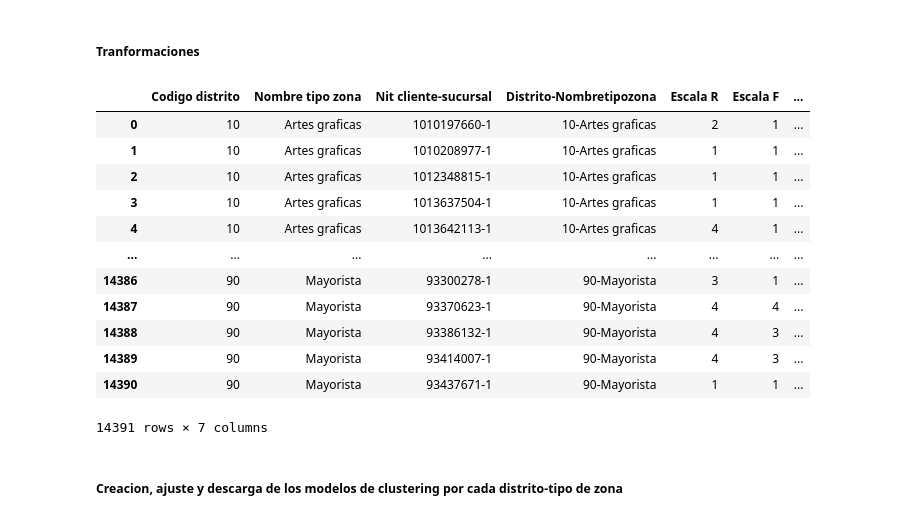
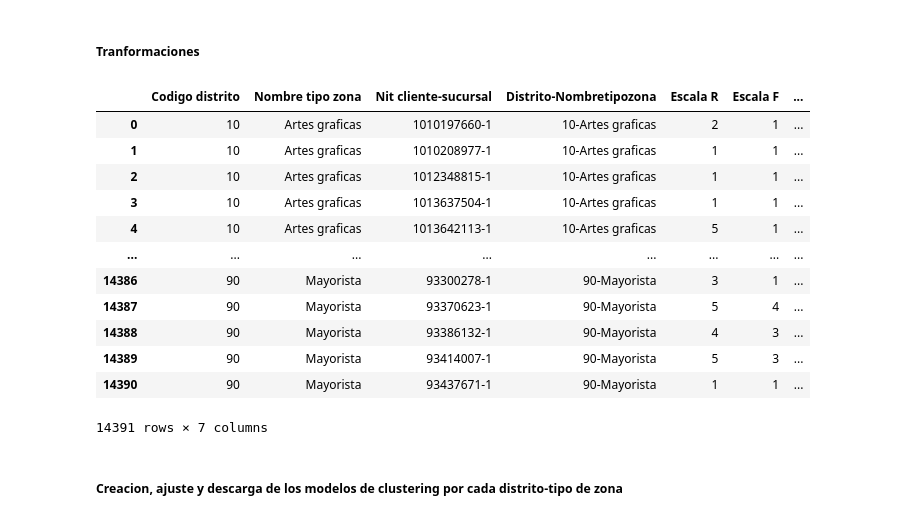
Before and after one commit to TomasCardeLo/ML-Dispapeles-TomasCaLo, a Jupyter notebook: Clustering/Clustering pycaret kmeans - v4 normalizado.ipynb, the cells around one changed output. Drawn from its saved outputs; the diff is of its cells as text; code cells hidden in the pictures.

```diff
--- a/Clustering/Clustering pycaret kmeans - v4 normalizado.ipynb
+++ b/Clustering/Clustering pycaret kmeans - v4 normalizado.ipynb
@@ -102,7 +102,7 @@ def EDA(bd):
 ##### Funciones estandarizacion
 # %%
 # Crear una función para asignar etiquetas basadas en percentiles
-def asignar_escala_R(valor, escalas_R= [21, 18, 12, 6, 0]):
+def asignar_escala_R(valor, escalas_R= [24, 21, 15, 8, 0]):
     if valor >= escalas_R[0]:
         return 5
     elif valor >= escalas_R[1]:
@@ -114,7 +114,7 @@ def asignar_escala_R(valor, escalas_R= [21, 18, 12, 6, 0]):
     else:
         return 1
 
-def asignar_escala_F(valor, escalas_F= [21, 18, 12, 6, 0]):
+def asignar_escala_F(valor, escalas_F= [24, 21, 15, 8, 0]):
     if valor >= escalas_F[0]:
         return 5
     elif valor >= escalas_F[1]:
@@ -170,28 +170,28 @@ df_3 = df_3.reset_index(col_level= 1)
 # %%
 # Se añade una key de Distrito-Nombretipozona para hacer mas facil la identificacion cuando se usa todo el pais
 df_3['Distrito-Nombretipozona'] = df_3['Codigo distrito'].astype(str) + '-' + df_3['Nombre tipo zona']
 
 # Aplicar la función para asignar etiquetas a una nueva columna "Etiqueta"
 escalas_M = np.percentile(df_3["Monetary"].values, [0, 20, 50, 80, 95, 100])
 
 df_est = df_3
-df_est["Escala R"] = df_3["Recency"].apply(asignar_escala_R, escalas_R= [25, 21, 15, 8, 0])
-df_est["Escala F"] = df_3["Frequency"].apply(asignar_escala_F, escalas_F= [25, 21, 15, 8, 0])
+df_est["Escala R"] = df_3["Recency"].apply(asignar_escala_R, escalas_R= [24, 21, 15, 8, 0])
+df_est["Escala F"] = df_3["Frequency"].apply(asignar_escala_F, escalas_F= [24, 21, 15, 8, 0])
 df_est["Escala M"] = df_3["Monetary"].apply(asignar_escala_M)
 df_est = df_est.drop(["Recency", "Frequency", "Monetary"], axis=1)
 df_est
 # %% [output]
 |  | Codigo distrito | Nombre tipo zona | Nit cliente-sucursal | Distrito-Nombretipozona | Escala R | Escala F | ... |
 | 0 | 10 | Artes graficas | 1010197660-1 | 10-Artes graficas | 2 | 1 | ... |
 | 1 | 10 | Artes graficas | 1010208977-1 | 10-Artes graficas | 1 | 1 | ... |
 | 2 | 10 | Artes graficas | 1012348815-1 | 10-Artes graficas | 1 | 1 | ... |
 | 3 | 10 | Artes graficas | 1013637504-1 | 10-Artes graficas | 1 | 1 | ... |
-| 4 | 10 | Artes graficas | 1013642113-1 | 10-Artes graficas | 4 | 1 | ... |
+| 4 | 10 | Artes graficas | 1013642113-1 | 10-Artes graficas | 5 | 1 | ... |
 | ... | ... | ... | ... | ... | ... | ... | ... |
 | 14386 | 90 | Mayorista | 93300278-1 | 90-Mayorista | 3 | 1 | ... |
-| 14387 | 90 | Mayorista | 93370623-1 | 90-Mayorista | 4 | 4 | ... |
+| 14387 | 90 | Mayorista | 93370623-1 | 90-Mayorista | 5 | 4 | ... |
 | 14388 | 90 | Mayorista | 93386132-1 | 90-Mayorista | 4 | 3 | ... |
-| 14389 | 90 | Mayorista | 93414007-1 | 90-Mayorista | 4 | 3 | ... |
+| 14389 | 90 | Mayorista | 93414007-1 | 90-Mayorista | 5 | 3 | ... |
 | 14390 | 90 | Mayorista | 93437671-1 | 90-Mayorista | 1 | 1 | ... |
 14391 rows × 7 columns
 # %% [markdown]
```
Also changed, not shown: parts of 3 cells of this notebook, 9 other files.
